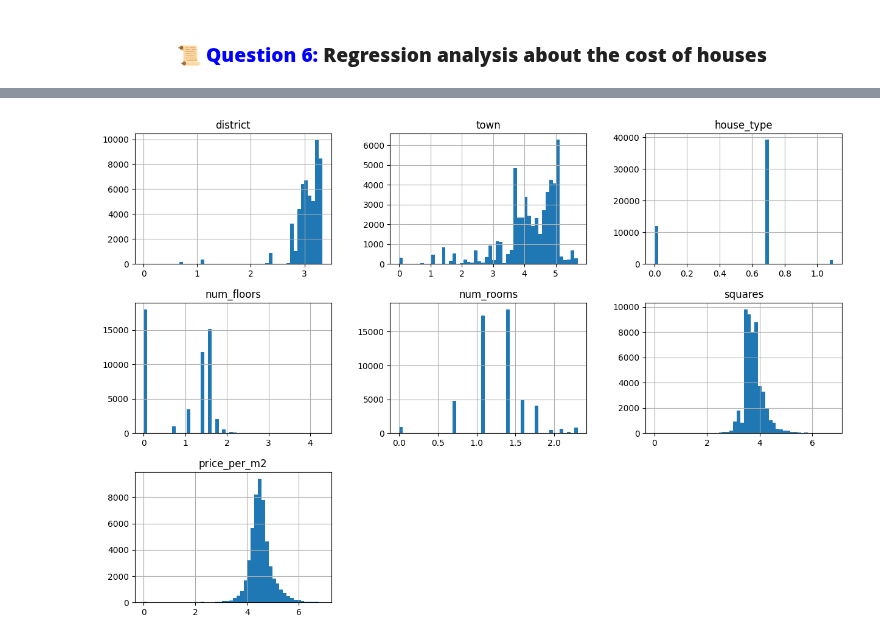
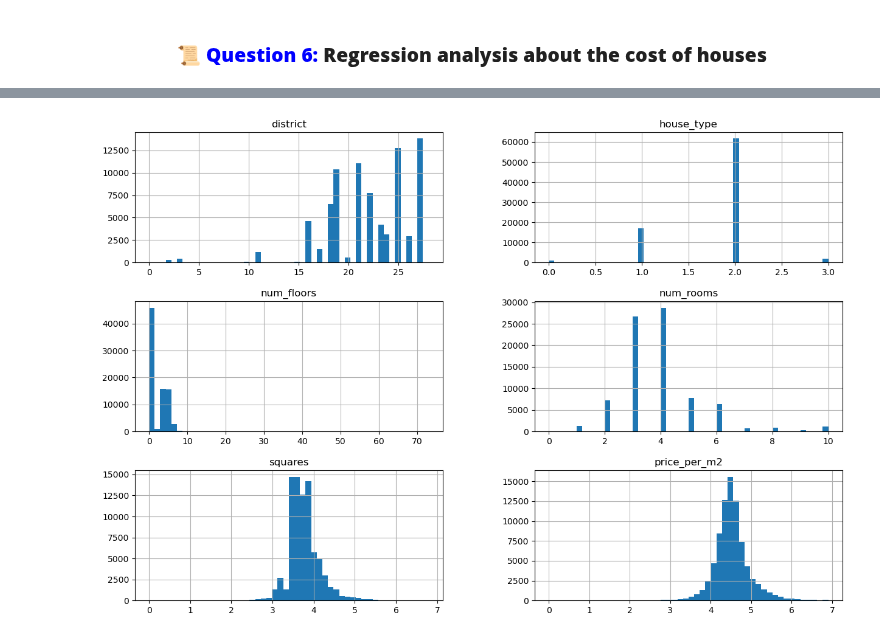
Before and after one commit to TienDat57/Project-DV, a Jupyter notebook: notebook/Question6.ipynb, the cells around one changed output, grey strips where cells are left out. Drawn from its saved outputs; the diff is of its cells as text; code cells hidden in the pictures.

```diff
--- a/notebook/Question6.ipynb
+++ b/notebook/Question6.ipynb
@@ -31,19 +28,15 @@ df[['district', 'house_type', 'town']] = oe.fit_transform(df[['district', 'house
-# %%
-# log transformation
-df_log = df.copy()
-
-df_log[['district', 'house_type', 'town', 'price_per_m2', 'num_floors', 'num_rooms', 'squares']] = np.log(df[['district', 'house_type', 'town','price_per_m2','num_floors','num_rooms', 'squares']])
-
-# replace inf with 0
-df_log = df_log.replace([np.inf, -np.inf], 0)
-
-df_paper_log = df_log[df_log['paper_type'] == 'Đã có sổ'].drop(['paper_type'], axis=1)
-df_no_paper_log = df_log[df_log['paper_type'] != 'Đã có sổ'].drop(['paper_type'], axis=1)
-
-df_paper_log.hist(bins=50, figsize=(15,10))
-plt.show()
-# %% [output]
-[figure, removed]
+# %%
+
+# df['paper_type'] = df['paper_type'].apply(lambda x: 0 if x == 'Chưa có sổ' else 1)
+# log transformation
+df_log = df.copy()
+
+df_log[['price_per_m2', 'squares']] = np.log(df[['price_per_m2', 'squares']])
+
+df_log.hist(bins=50, figsize=(15,10))
+plt.show()
+# %% [output]
+[figure, added]
 # %%
 import statsmodels.api as sm
 
```
Also changed, not shown: parts of 6 cells of this notebook.
